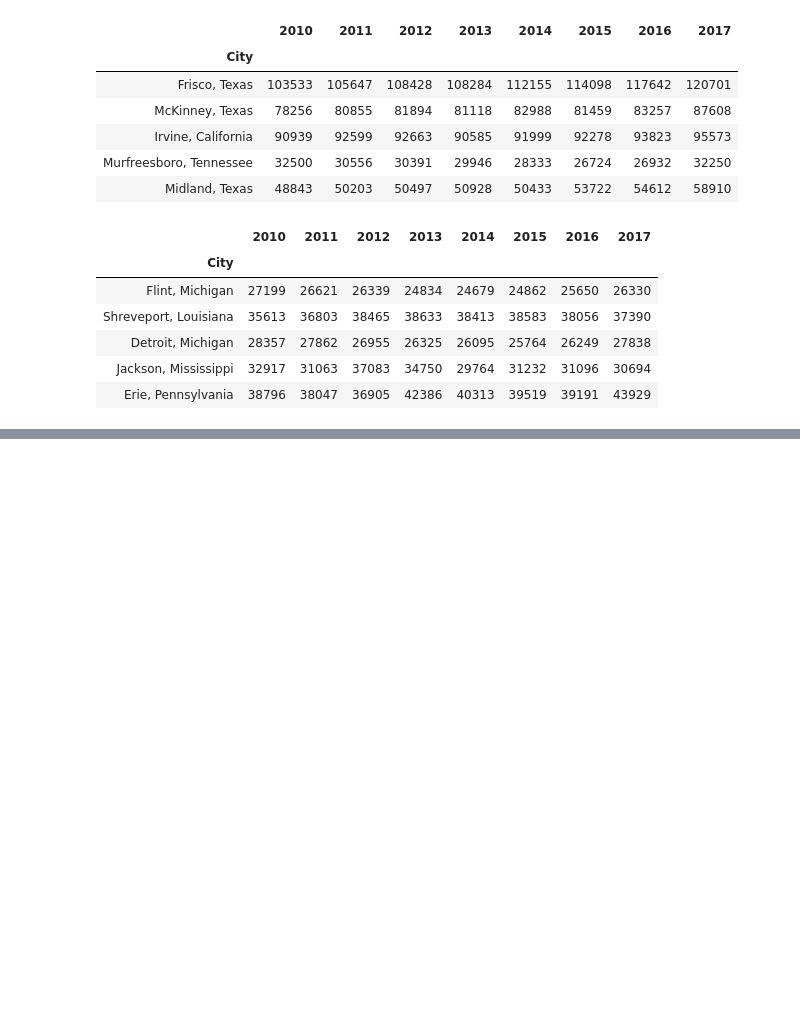
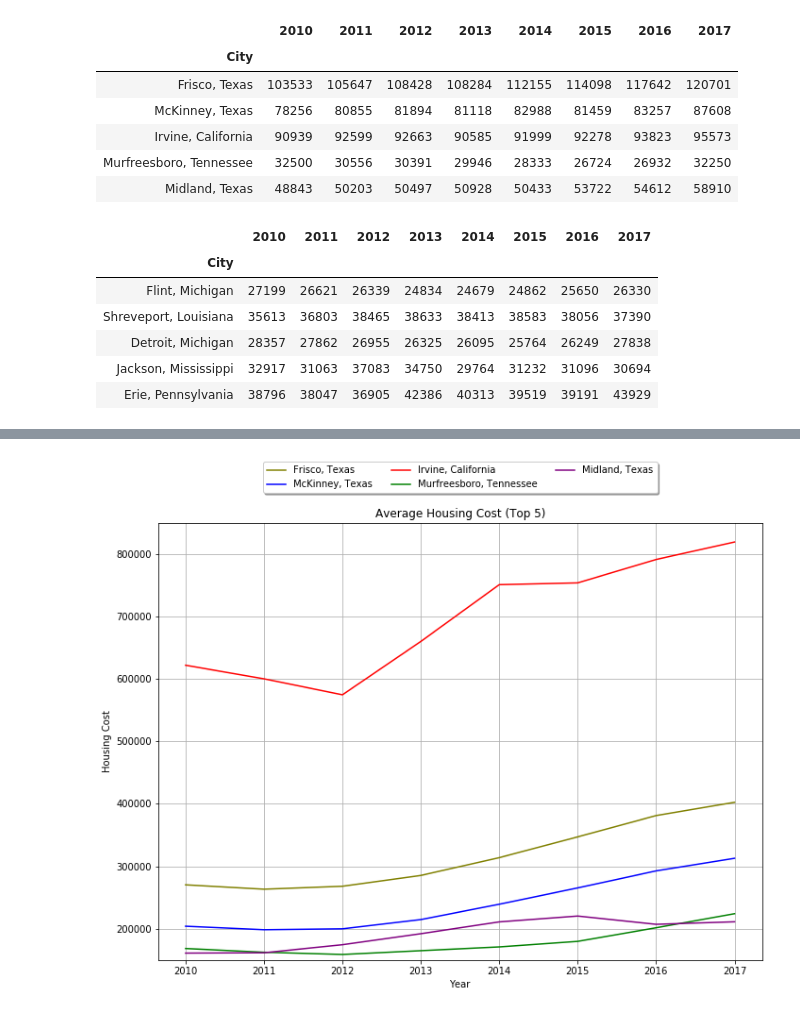
Before and after one commit to cawthornebr/Project-1, a Jupyter notebook: brandon_code.ipynb, the cells around one changed output, grey strips where cells are left out. Cells and saved outputs as stored; diff of their text form; code cells hidden in the pictures; blank space fills up the shorter version.

Commit message:
housing data added

```diff
--- a/brandon_code.ipynb
+++ b/brandon_code.ipynb
@@ -128,0 +248,10 @@ plt.show()
+# %%
+housing_top_df = pd.DataFrame({"City":top_housing, "2010":t10,"2011":t11,"2012":t12,"2013":t13,"2014":t14,"2015":t15,
+                                "2016":t16,"2017":t17,})
+housing_top_df = housing_top_df.set_index("City")
+housing_bottom_df = pd.DataFrame({"City":bottom_housing, "2010":b10,"2011":b11,"2012":b12,"2013":b13,"2014":b14,"2015":b15,
+                                "2016":b16,"2017":b17,})
+housing_bottom_df = housing_bottom_df.set_index("City")
+years = ave_income_state_b.iloc[0,:]
+years = years.index
+housing_bottom_df
@@ -128,0 +276,17 @@ plt.show()
+# %%
+plt.subplots(figsize=(10,8))
+plt.ylim(150000,850000)
+plt.plot( years, housing_top_df.iloc[4,:], color='olive',label="Frisco, Texas")
+plt.plot( years, housing_top_df.iloc[2,:], color='blue',label="McKinney, Texas")
+plt.plot( years, housing_top_df.iloc[0,:], color='red',label="Irvine, California")
+plt.plot( years, housing_top_df.iloc[1,:], color='green',label="Murfreesboro, Tennessee")
+plt.plot( years, housing_top_df.iloc[3,:], color='purple',label="Midland, Texas")
+plt.legend(loc='upper center', bbox_to_anchor=(0.5, 1.15), ncol=3, fancybox=True, shadow=True)
+plt.title("Average Housing Cost (Top 5)")
+plt.xlabel("Year")
+plt.ylabel("Housing Cost")
+plt.grid()
+plt.tight_layout()
+plt.savefig('top_5_housing.png',dpi=200)
+# %% [output]
+[figure, added]
```
Also changed, not shown: parts of 14 cells of this notebook.
